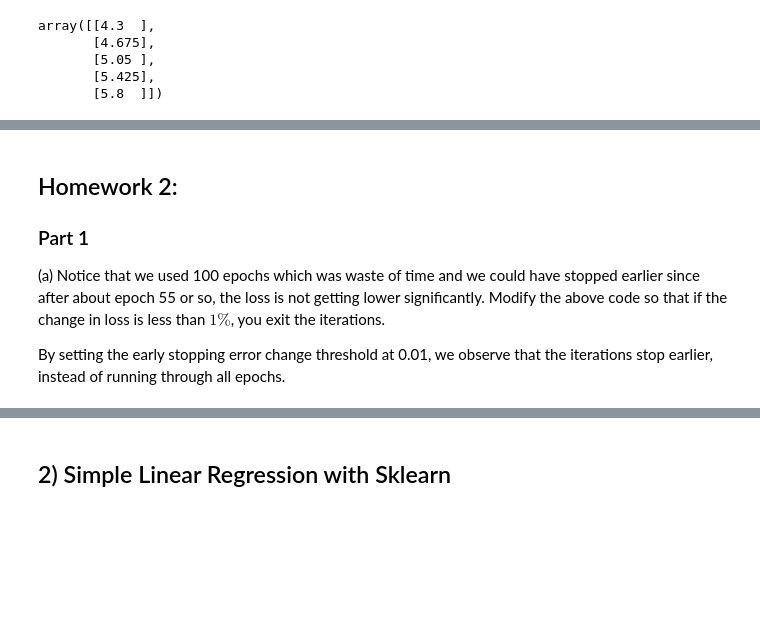
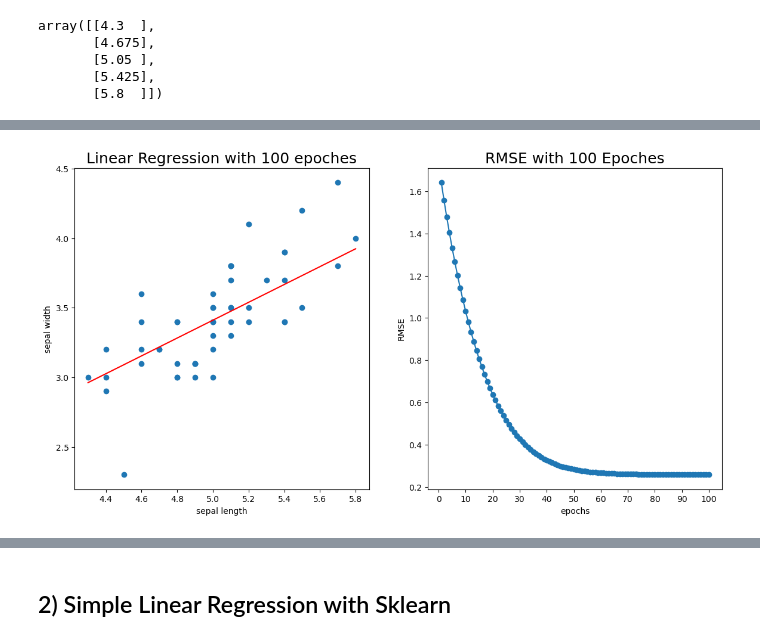
Before and after one commit to DeekshithaGona/EDS-machine-learning-, a Jupyter notebook: Lecture_5_Linear_Regression.ipynb, the cells around one changed output, grey strips where cells are left out. Saved outputs shown, nothing was run; the diff lists cells and outputs as text; code cells hidden in the pictures; blank space fills up the shorter version.

Commit message:
9/10 version done with part 1-3

```diff
--- a/Lecture_5_Linear_Regression.ipynb
+++ b/Lecture_5_Linear_Regression.ipynb
@@ -289,8 +263,24 @@ plt.title("RMSE at each epoch", fontsize = 18);
-# %% [markdown]
-## Homework 2:
-
-### Part 1
-
-(a) Notice that we used 100 epochs which was waste of time and we could have stopped earlier since after about epoch 55 or so, the loss is not getting lower significantly. Modify the above code so that if the change in loss is less than $1\%$, you exit the iterations.
-
-By setting the early stopping error change threshold at 0.01, we observe that the iterations stop earlier, instead of running through all epochs.
+# %%
+model = MyLinReg(identity_function)
+model.fit(X, y, epochs = 100, alpha = 0.001)
+
+domain_x = np.linspace(np.min(X), np.max(X), 2)
+domain_y = model.predict(domain_x.reshape(-1, 1))
+
+fig, (ax1, ax2) = plt.subplots(1, 2, figsize=(14,7))
+
+ax1.scatter(X, y)
+ax1.plot(domain_x, domain_y, color = "red")
+ax1.set_xlabel("sepal length")
+ax1.set_ylabel("sepal width")
+ax1.set_title("Linear Regression with 100 epoches", fontsize = 18)
+
+ax2.plot(range(1, len(model.errors) + 1),
+         np.sqrt(model.errors),
+         marker = "o")
+ax2.set_xlabel("epochs")
+ax2.set_ylabel("RMSE")
+ax2.set_xticks(range(0, len(model.errors) + 1, 10))
+ax2.set_title("RMSE with 100 Epoches", fontsize = 18);
+# %% [output]
+[figure, added]
```
Also changed, not shown: parts of 67 cells of this notebook.
